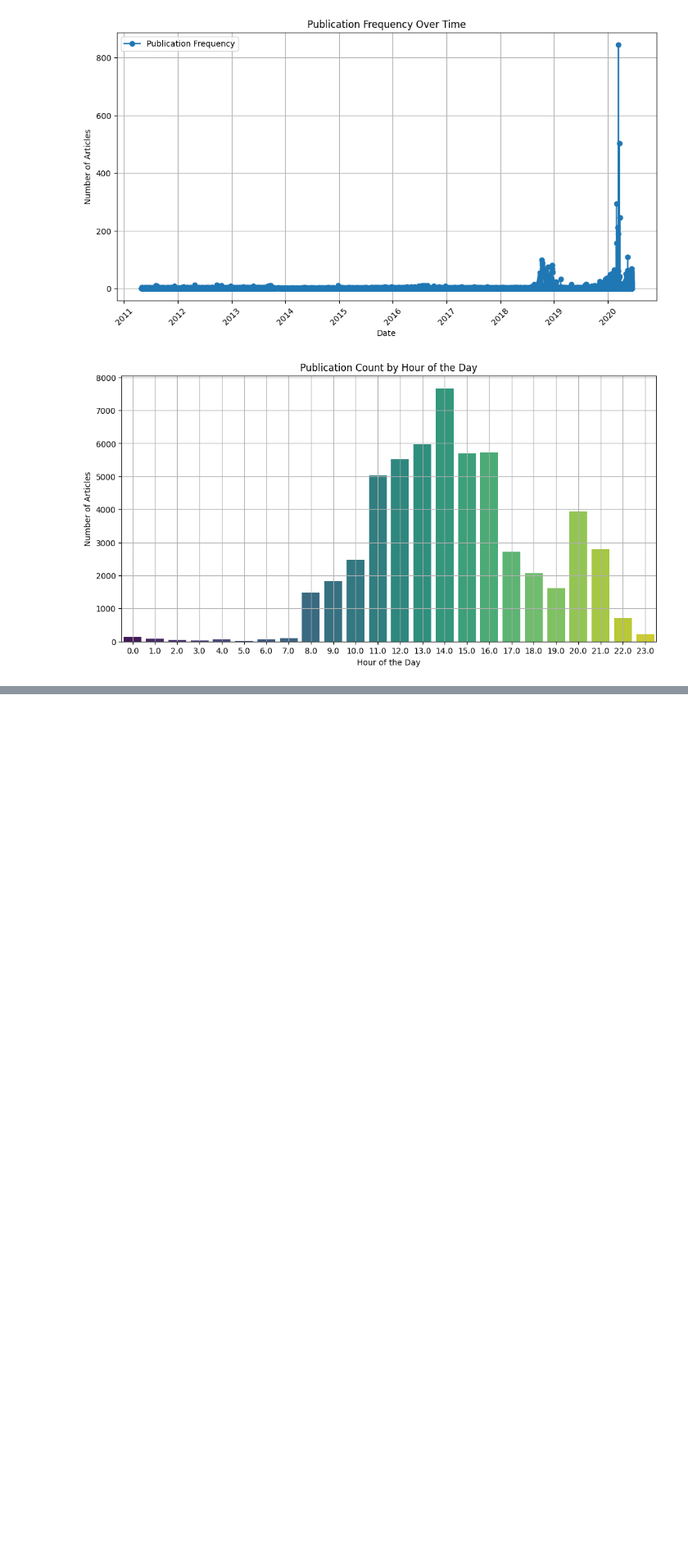
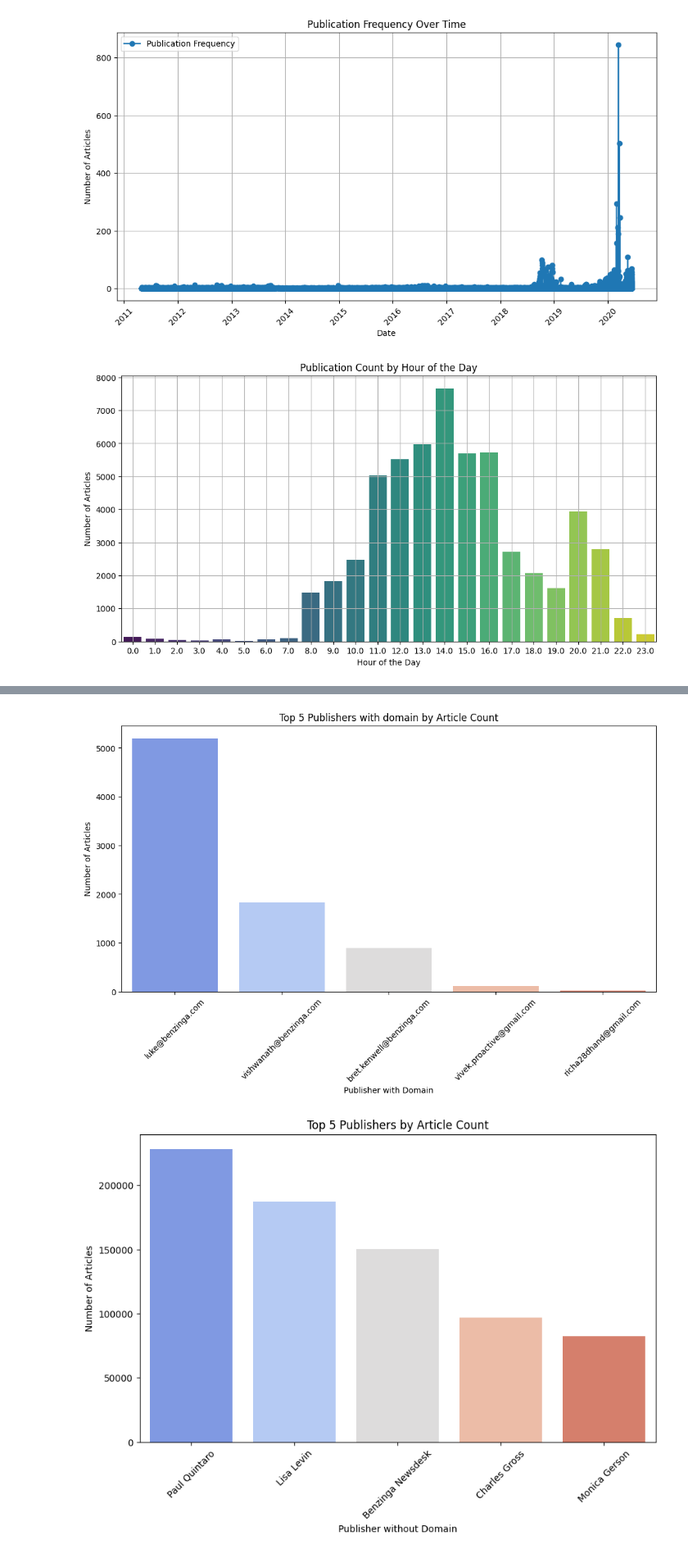
Before and after one commit to GetieBalew24/StockMarketAnalyis, a Jupyter notebook: notebooks/EDA_Stock_Market_Analysis.ipynb, the cells around one changed output, grey strips where cells are left out. Shown: that part at 82% size. Drawn from its saved outputs; the diff is of its cells as text; code cells hidden in the pictures; blank space fills up the shorter version.

Commit message:
Publisher Analysis

```diff
--- a/notebooks/EDA_Stock_Market_Analysis.ipynb
+++ b/notebooks/EDA_Stock_Market_Analysis.ipynb
@@ -253,0 +255,8 @@ text_analyser.plot_time_series_trends(publicationFrequency, publishingTimes)
+# %%
+# Analyze publishers
+top_with_domain, top_publishers, top_domains = text_analyser.analyze_publishers()
+print(top_with_domain,'\n')
+print('-------------------------------------------------------------------------')
+print(top_publishers,'\n')
+print('-------------------------------------------------------------------------')
+print(top_domains)
@@ -253,0 +281,6 @@ text_analyser.plot_time_series_trends(publicationFrequency, publishingTimes)
+# %%
+# Plot publisher analysis
+text_analyser.plot_publisher_analysis(top_with_domain, top_publishers, top_domains)
+# %% [output]
+[figure, added]
+[figure, added]
```
Also changed, not shown: parts of 4 cells of this notebook, 1 other file.
